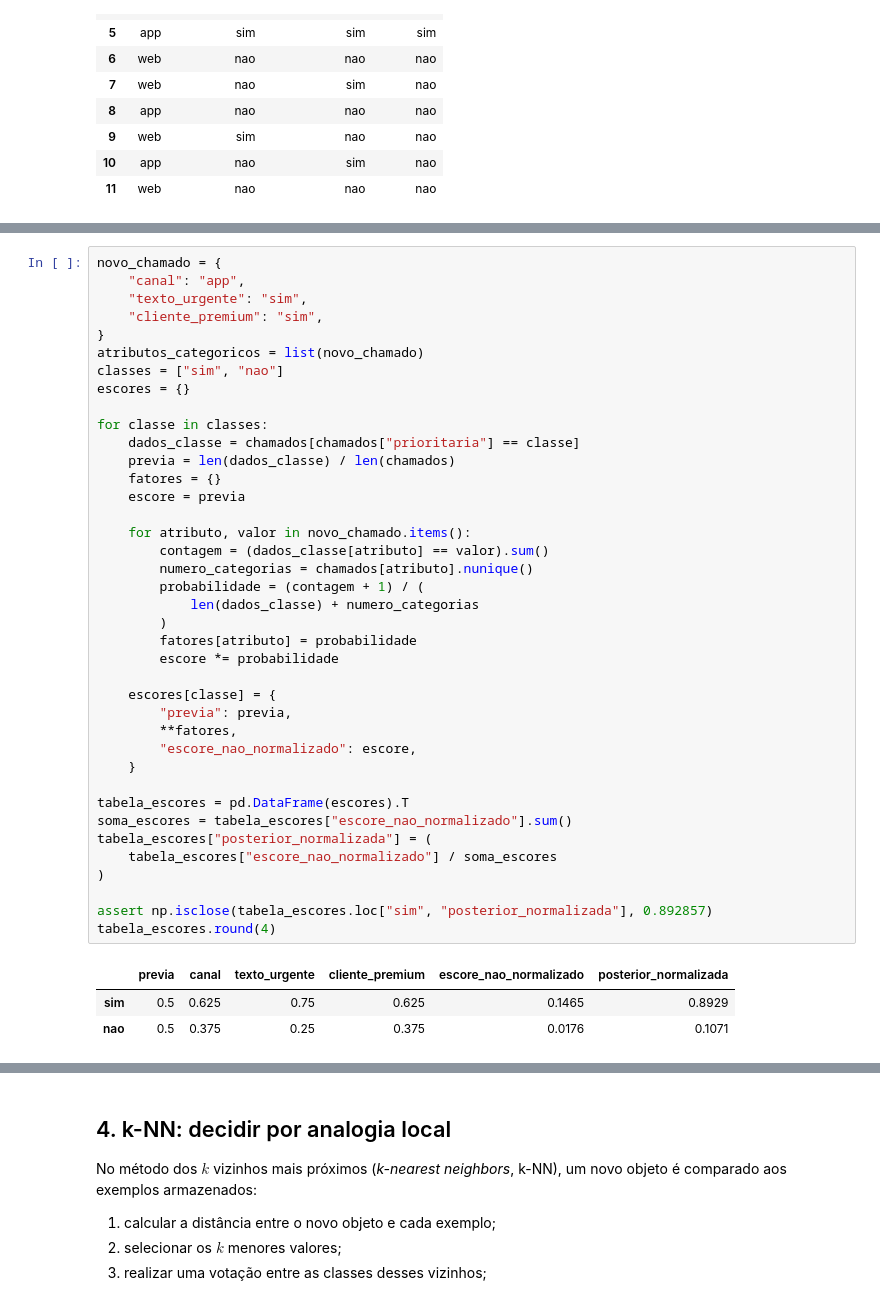
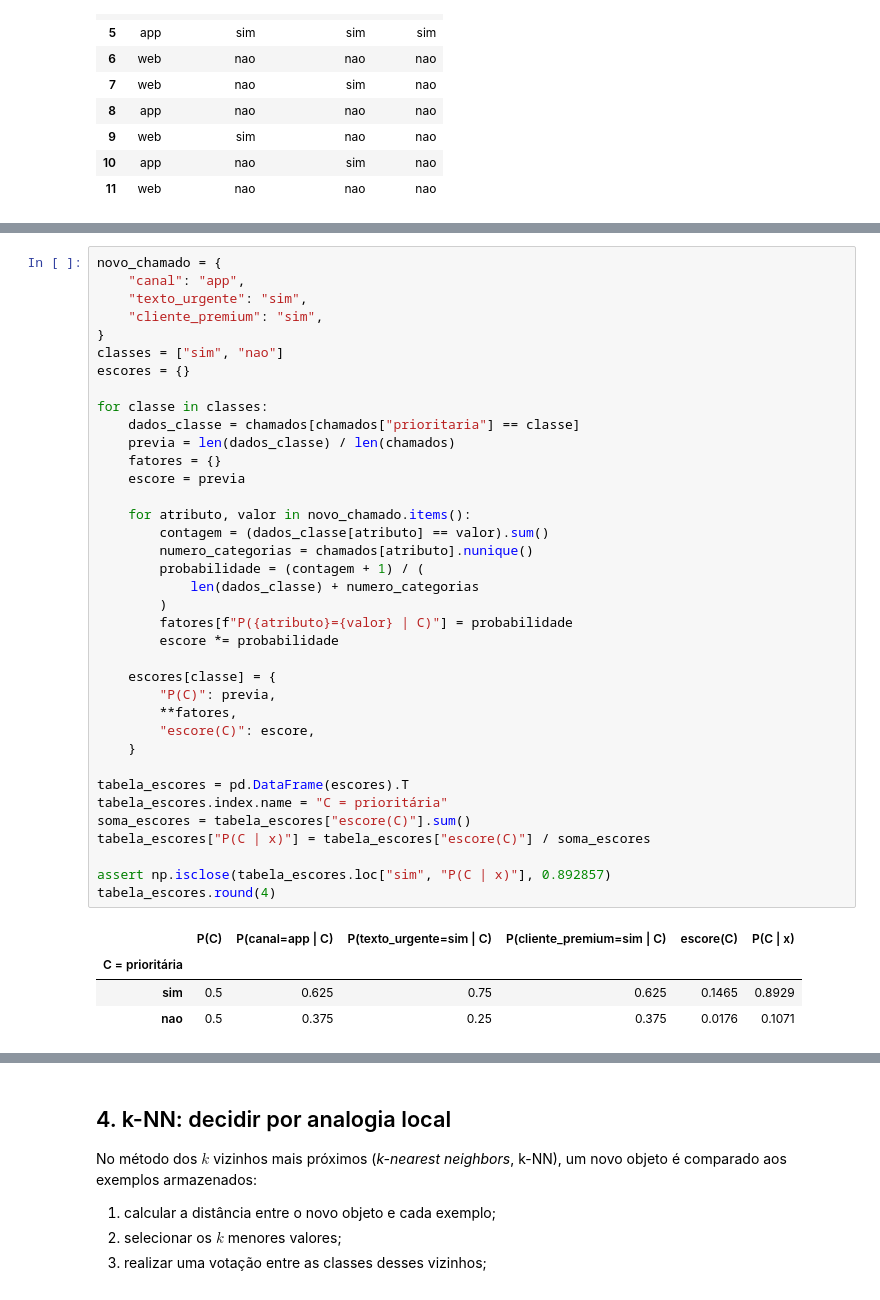
Before and after one commit to PedroVSD/DataMining, a Jupyter notebook: notebooks/unidade_05/05_02_classificadores_bayesianos_e_knn.ipynb, the cells around one changed output, grey strips where cells are left out. Drawn from its saved outputs; the diff is of its cells as text.

```diff
--- a/notebooks/unidade_05/05_02_classificadores_bayesianos_e_knn.ipynb
+++ b/notebooks/unidade_05/05_02_classificadores_bayesianos_e_knn.ipynb
@@ -144,43 +168,42 @@ Somar 1 evita que uma combinação inteira receba escore zero apenas porque um v
 novo_chamado = {
     "canal": "app",
     "texto_urgente": "sim",
     "cliente_premium": "sim",
 }
-atributos_categoricos = list(novo_chamado)
 classes = ["sim", "nao"]
 escores = {}
 
 for classe in classes:
     dados_classe = chamados[chamados["prioritaria"] == classe]
     previa = len(dados_classe) / len(chamados)
     fatores = {}
     escore = previa
 
     for atributo, valor in novo_chamado.items():
         contagem = (dados_classe[atributo] == valor).sum()
         numero_categorias = chamados[atributo].nunique()
         probabilidade = (contagem + 1) / (
             len(dados_classe) + numero_categorias
         )
-        fatores[atributo] = probabilidade
+        fatores[f"P({atributo}={valor} | C)"] = probabilidade
         escore *= probabilidade
 
     escores[classe] = {
-        "previa": previa,
+        "P(C)": previa,
         **fatores,
-        "escore_nao_normalizado": escore,
+        "escore(C)": escore,
     }
 
 tabela_escores = pd.DataFrame(escores).T
-soma_escores = tabela_escores["escore_nao_normalizado"].sum()
-tabela_escores["posterior_normalizada"] = (
-    tabela_escores["escore_nao_normalizado"] / soma_escores
-)
+tabela_escores.index.name = "C = prioritária"
+soma_escores = tabela_escores["escore(C)"].sum()
+tabela_escores["P(C | x)"] = tabela_escores["escore(C)"] / soma_escores
 
-assert np.isclose(tabela_escores.loc["sim", "posterior_normalizada"], 0.892857)
+assert np.isclose(tabela_escores.loc["sim", "P(C | x)"], 0.892857)
 tabela_escores.round(4)
 # %% [output]
-|  | previa | canal | texto_urgente | cliente_premium | escore_nao_normalizado | posterior_normalizada |
+|  | P(C) | P(canal=app | C) | P(texto_urgente=sim | C) | P(cliente_premium=sim | C) | escore(C) | P(C | x) |
+| C = prioritária |  |  |  |  |  |  |
 | sim | 0.5 | 0.625 | 0.75 | 0.625 | 0.1465 | 0.8929 |
 | nao | 0.5 | 0.375 | 0.25 | 0.375 | 0.0176 | 0.1071 |
 # %% [markdown]
```
Also changed, not shown: parts of 4 cells of this notebook, 6 other files.
